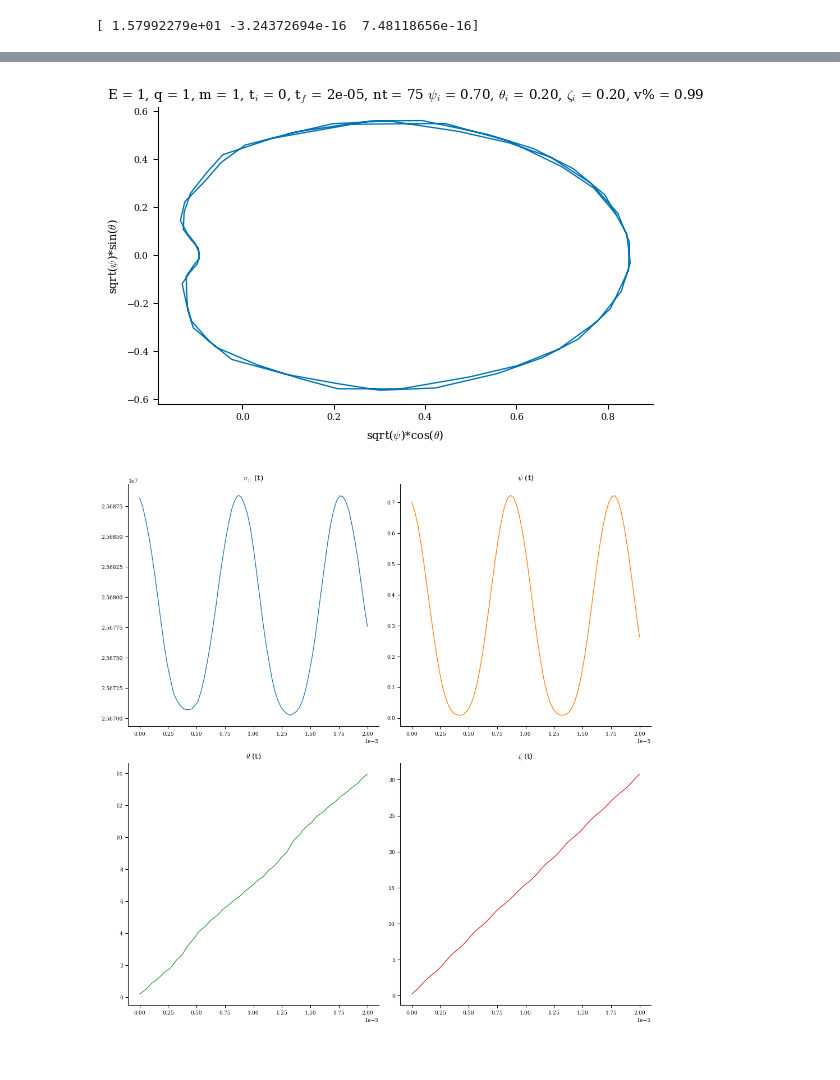
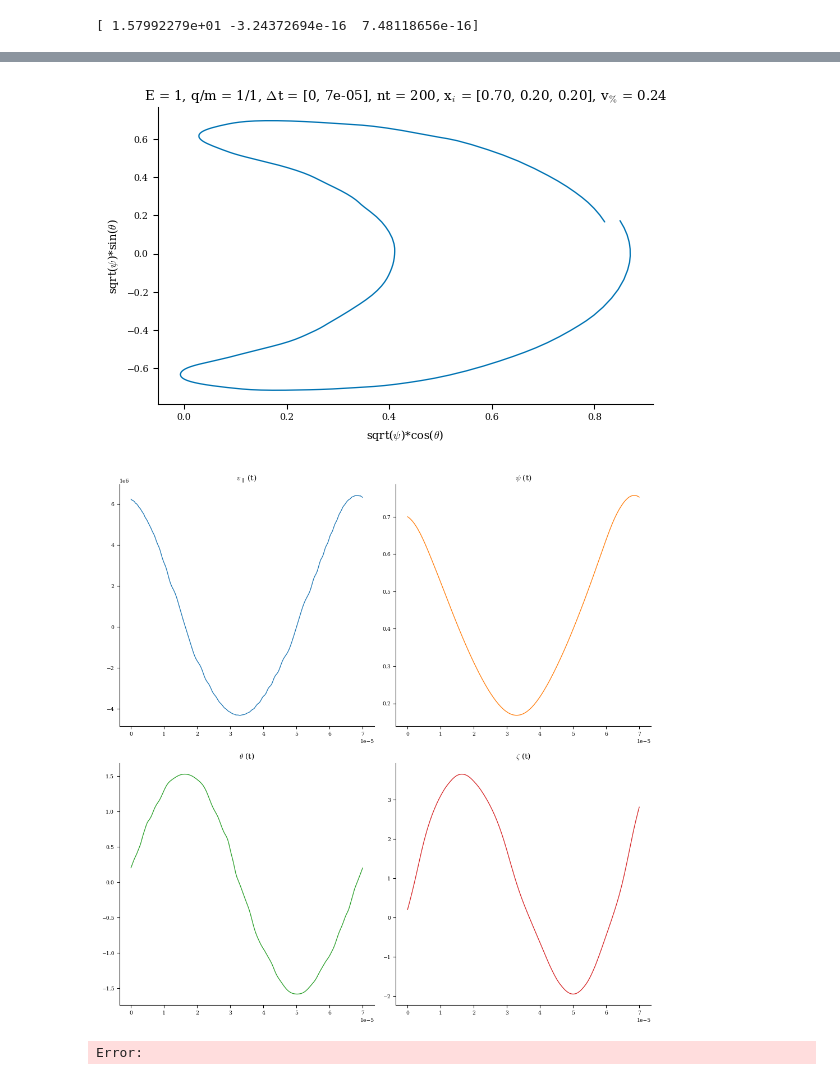
Before and after one commit to joaopedrobiu6/DPS, a Jupyter notebook: DESC_model.ipynb, the cells around one changed output, grey strips where cells are left out. Cells and saved outputs as stored; diff of their text form; code cells hidden in the pictures.

```diff
--- a/DESC_model.ipynb
+++ b/DESC_model.ipynb
@@ -80,7 +80,7 @@ print(val)
 # %% [output]
 [ 1.57992279e+01 -3.24372694e-16  7.48118656e-16]
 # %%
-def rhs(w, t, a):
+def system(w, t, a):
     #initial conditions
     psi, theta, zeta, vpar = w
 
@@ -124,7 +124,7 @@ def run(E_, q_, bound_psi, m_, t_i, t_f, nt_ ,psi_i, theta_i, zeta_i, vpar_i_rat
         initial_conditions_jax = jnp.array(initial_conditions, dtype=jnp.float64)
         a_jax = jnp.array(a_initial, dtype=jnp.float64)
         t_jax = jnp.linspace(tmin, tmax, nt)
-        system_jit = jit(rhs)
+        system_jit = jit(system)
         solution_jax = jax_odeint(partial(system_jit, a=a_jax), initial_conditions_jax, t_jax)
         return solution_jax
 
@@ -137,8 +137,8 @@ E_ = 1
 q_= 1
 m_ = 1
 t_i = 0
-t_f = 2e-5
-nt_ = 75
+t_f = 0.00007
+nt_ = 200
 
 
 # psi_i = coords1[min_index, 0]**2
@@ -148,14 +148,14 @@ nt_ = 75
 psi_i = 0.7
 theta_i = 0.2
 zeta_i = 0.2
-bound_psi = check("psi", 1, theta_i, zeta_i)
+bound_psi = check("psi", 1, theta_i, zeta_i)[0]
 
-B_ = B_for_f_ratio_surface(psi_i=psi_i)
-f = f_ratio(B_)
+# B_ = B_for_f_ratio_surface(psi_i=psi_i)
+f = f_ratio(B_for_f_ratio_surface(psi_i=psi_i))
 
 print(psi_i, theta_i, zeta_i)
 
-vpar_i_ratio = 0.99
+vpar_i_ratio = 0.7*f
 print(vpar_i_ratio)
 sol = run(E_, q_, bound_psi, m_, t_i, t_f, nt_, psi_i, theta_i, zeta_i, vpar_i_ratio)
 # %% [output]
@@ -165,24 +190,34 @@ ValueError: setting an array element with a sequence. The requested array has an
 # %%
 plt.plot(np.sqrt(sol[:, 0]) * np.cos(sol[:, 1]), np.sqrt(sol[:, 0]) * np.sin(sol[:, 1]))
 plt.xlabel(r'sqrt($\psi$)*cos($\theta$)')
 plt.ylabel(r'sqrt($\psi$)*sin($\theta$)')
-plt.title(rf'E = {E_}, q = {q_}, m = {m_}, t$_i$ = {t_i}, t$_f$ = {t_f}, nt = {nt_} $\psi_i$ = {psi_i:.2f}, $\theta_i$ = {theta_i:.2f}, $\zeta_i$ = {zeta_i:.2f}, v% = {vpar_i_ratio:.2f}')
+plt.title(rf'E = {E_}, q/m = {q_}/{m_}, $\Delta$t = [{t_i}, {t_f}], nt = {nt_}, x$_i$ = [{psi_i:.2f}, {theta_i:.2f}, {zeta_i:.2f}], v$_\%$ = {vpar_i_ratio:.2f}')
 plt.show()
 # %% [output]
-[figure, old version]
+[figure, new version]
 # %%
 t = np.linspace(t_i, t_f, nt_)
 fig, axs = plt.subplots(2, 2)
-axs[0, 0].plot(t, sol[:, 3], 'tab:blue')
-axs[0, 0].set_title(r"$v_{\parallel}$ (t)")
 axs[0, 1].plot(t, sol[:, 0], 'tab:orange')
 axs[0, 1].set_title(r'$\psi$ (t)')
 axs[1, 0].plot(t, sol[:, 1], 'tab:green')
 axs[1, 0].set_title(r'$\theta$ (t)')
 axs[1, 1].plot(t, sol[:, 2], 'tab:red')
 axs[1, 1].set_title(r'$\zeta$ (t)')
+axs[0, 0].plot(t, sol[:, 3], 'tab:blue')
+axs[0, 0].set_title(r"$v_{\parallel}$ (t)")
 
 fig = plt.gcf()
 fig.set_size_inches(10.5, 10.5)
 # %% [output]
-[figure, old version]
+[figure, new version]
+# %%
+def energy(solution, nt_):
+    grid = LinearGrid(rho=jnp.sqrt(2*jnp.pi*solution[:, 0]), theta=solution[:, 1], zeta=solution[:, 2])
+    data = eq.compute("|B|", grid=grid)
+    print(data["|B|"])
+    E = np.ones(nt_)
+    for i in range(0, nt_):
+        E[i] = 0.5*(solution[i, 3]**2)
+# %% [output]
+Error:
```
Also changed, not shown: parts of 2 cells of this notebook, 6 other files.
